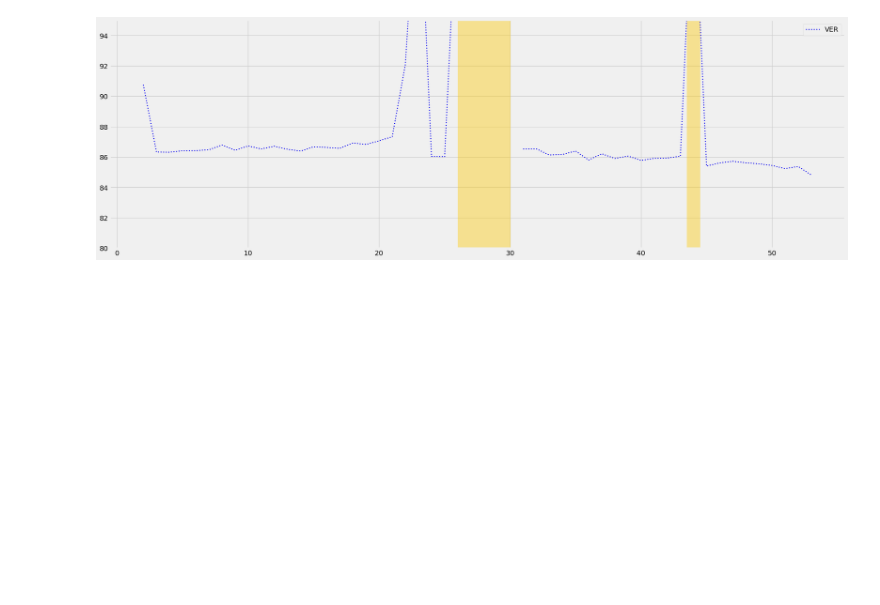
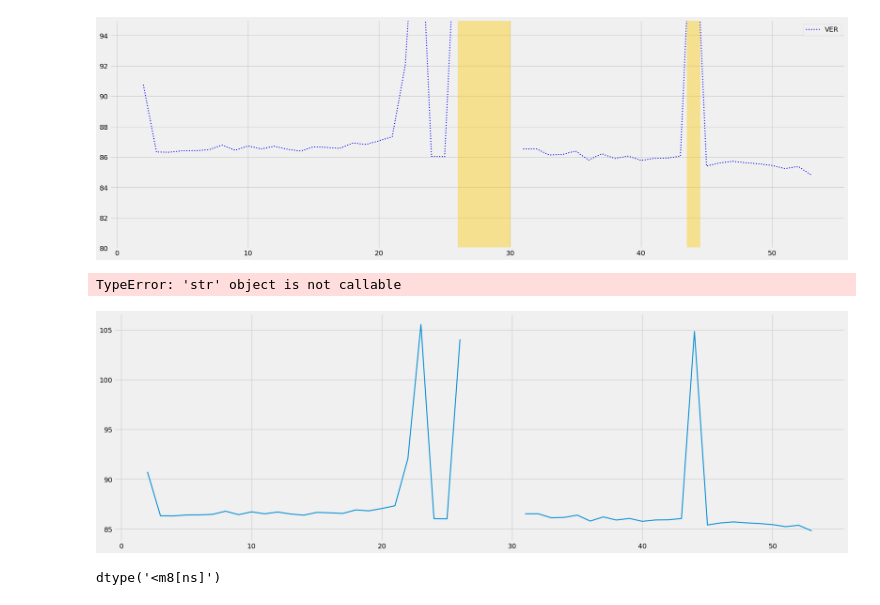
Before and after one commit to orderlogicmachine/f1-pace-analysis, a Jupyter notebook: main.ipynb, the cells around one changed output. Drawn from its saved outputs; the diff is of its cells as text; code cells hidden in the pictures; blank space fills up the shorter version.

```diff
--- a/main.ipynb
+++ b/main.ipynb
@@ -152,3 +166,22 @@ plt.legend()
 visualized_teams.append(team)
 # %% [output]
 [figure]
+# %%
+# plt.style.use('fivethirtyeight')
+plt.figure(figsize = (24, 8))
+plt.plot(laps_driver_1.LapNumber, laps_driver_1.LapTimeSeconds, linewidth = 2)
+plt.set_xlabel('Lap Number')
+plt.ylabel = 'Lap Times'
+plt.title = 'Lap Pace (lower is faster)'
+plt.xlim(1, 55)
+plt.ylim()
+# Highlight Safety Car & Virtual Safety Car laps in F1's Safety Car Yellow
+plt.axvspan(26, 30, color=sc_yellow, alpha=0.4)
+plt.axvspan(44, 45, color=sc_yellow, alpha=0.4)
+# %% [output]
+TypeError: 'str' object is not callable
+[figure, added]
+# %%
+laps_driver_1.LapStartTime.dtype
+# %% [output]
+dtype('<m8[ns]')
```
Also changed, not shown: parts of 4 cells of this notebook, 1 other file.
